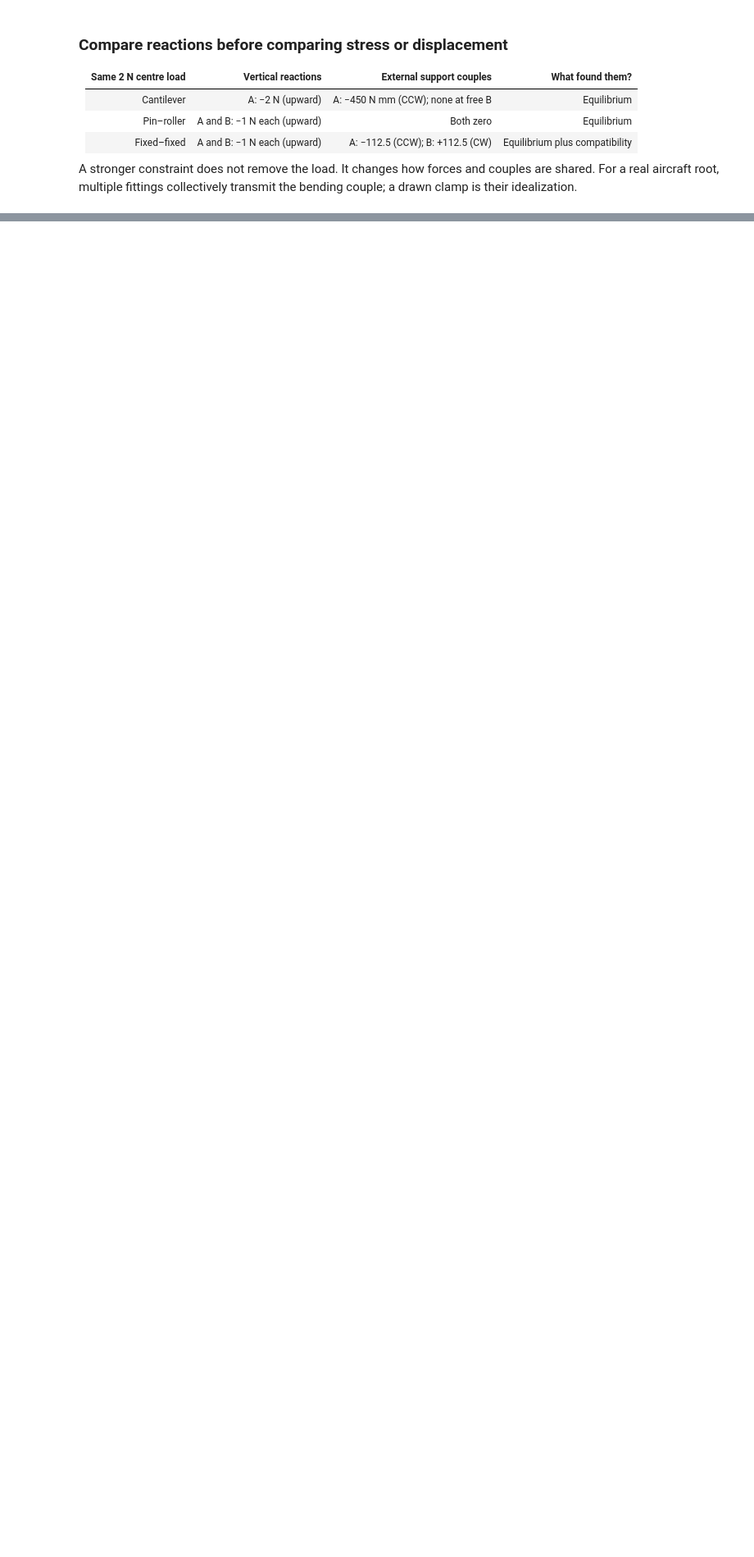
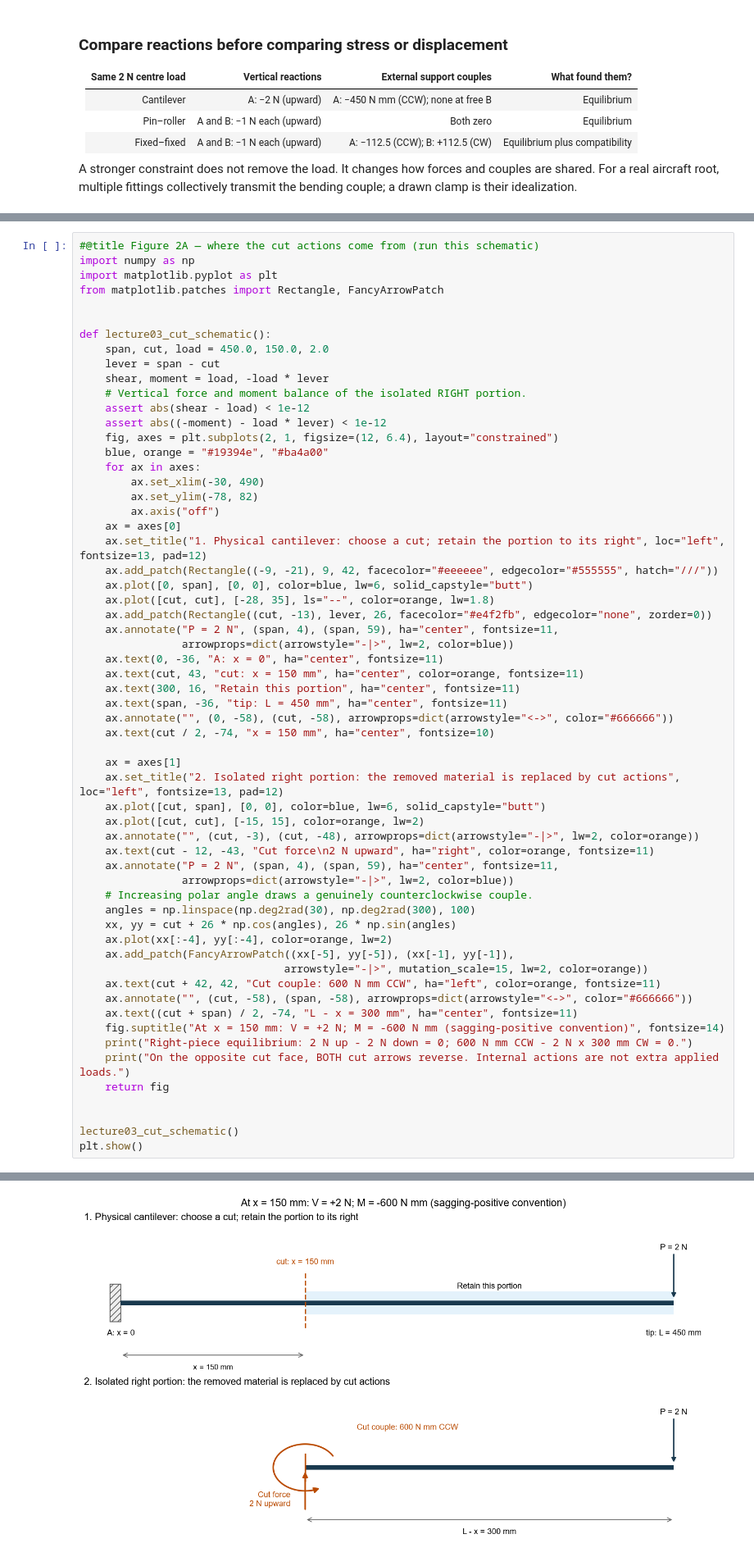
Before and after one commit to Ehsan-Roohi/Aerospace-Structures, a Jupyter notebook: notebooks/MIE446_Lecture_03_Beam_Reactions_Stress_and_Deflection.ipynb, the cells around one changed output, grey strips where cells are left out. Shown at 82% size. Drawn from its saved outputs; the diff is of its cells as text; blank space fills up the shorter version.

```diff
--- a/notebooks/MIE446_Lecture_03_Beam_Reactions_Stress_and_Deflection.ipynb
+++ b/notebooks/MIE446_Lecture_03_Beam_Reactions_Stress_and_Deflection.ipynb
@@ -682,3 +830,64 @@ At x = 150 mm the outboard portion is 300 mm long. Its 2 N tip load produces a 6
 | 450 mm, just inside the tip | 0 mm | +2 N | 0 N mm |
 
 The derivative relations are local equilibrium statements. Over a short distance Δx, downward distributed load qΔx decreases V by approximately qΔx. Moment changes by approximately VΔx. Therefore a uniform q gives a linear V diagram and a curved, quadratic M diagram; with no line load between root and tip, V is constant.
+# %%
+#@title Figure 2A — where the cut actions come from (run this schematic)
+import numpy as np
+import matplotlib.pyplot as plt
+from matplotlib.patches import Rectangle, FancyArrowPatch
+
+
+def lecture03_cut_schematic():
+    span, cut, load = 450.0, 150.0, 2.0
+    lever = span - cut
+    shear, moment = load, -load * lever
+    # Vertical force and moment balance of the isolated RIGHT portion.
+    assert abs(shear - load) < 1e-12
+    assert abs((-moment) - load * lever) < 1e-12
+    fig, axes = plt.subplots(2, 1, figsize=(12, 6.4), layout="constrained")
+    blue, orange = "#19394e", "#ba4a00"
+    for ax in axes:
+        ax.set_xlim(-30, 490)
+        ax.set_ylim(-78, 82)
+        ax.axis("off")
+    ax = axes[0]
+    ax.set_title("1. Physical cantilever: choose a cut; retain the portion to its right", loc="left", fontsize=13, pad=12)
+    ax.add_patch(Rectangle((-9, -21), 9, 42, facecolor="#eeeeee", edgecolor="#555555", hatch="///"))
+    ax.plot([0, span], [0, 0], color=blue, lw=6, solid_capstyle="butt")
+    ax.plot([cut, cut], [-28, 35], ls="--", color=orange, lw=1.8)
+    ax.add_patch(Rectangle((cut, -13), lever, 26, facecolor="#e4f2fb", edgecolor="none", zorder=0))
+    ax.annotate("P = 2 N", (span, 4), (span, 59), ha="center", fontsize=11,
+                arrowprops=dict(arrowstyle="-|>", lw=2, color=blue))
+    ax.text(0, -36, "A: x = 0", ha="center", fontsize=11)
+    ax.text(cut, 43, "cut: x = 150 mm", ha="center", color=orange, fontsize=11)
+    ax.text(300, 16, "Retain this portion", ha="center", fontsize=11)
+    ax.text(span, -36, "tip: L = 450 mm", ha="center", fontsize=11)
+    ax.annotate("", (0, -58), (cut, -58), arrowprops=dict(arrowstyle="<->", color="#666666"))
+    ax.text(cut / 2, -74, "x = 150 mm", ha="center", fontsize=10)
+
+    ax = axes[1]
+    ax.set_title("2. Isolated right portion: the removed material is replaced by cut actions", loc="left", fontsize=13, pad=12)
+    ax.plot([cut, span], [0, 0], color=blue, lw=6, solid_capstyle="butt")
+    ax.plot([cut, cut], [-15, 15], color=orange, lw=2)
+    ax.annotate("", (cut, -3), (cut, -48), arrowprops=dict(arrowstyle="-|>", lw=2, color=orange))
+    ax.text(cut - 12, -43, "Cut force\n2 N upward", ha="right", color=orange, fontsize=11)
+    ax.annotate("P = 2 N", (span, 4), (span, 59), ha="center", fontsize=11,
+                arrowprops=dict(arrowstyle="-|>", lw=2, color=blue))
+    # Increasing polar angle draws a genuinely counterclockwise couple.
+    angles = np.linspace(np.deg2rad(30), np.deg2rad(300), 100)
+    xx, yy = cut + 26 * np.cos(angles), 26 * np.sin(angles)
+    ax.plot(xx[:-4], yy[:-4], color=orange, lw=2)
+    ax.add_patch(FancyArrowPatch((xx[-5], yy[-5]), (xx[-1], yy[-1]),
+                                arrowstyle="-|>", mutation_scale=15, lw=2, color=orange))
+    ax.text(cut + 42, 42, "Cut couple: 600 N mm CCW", ha="left", color=orange, fontsize=11)
+    ax.annotate("", (cut, -58), (span, -58), arrowprops=dict(arrowstyle="<->", color="#666666"))
+    ax.text((cut + span) / 2, -74, "L - x = 300 mm", ha="center", fontsize=11)
+    fig.suptitle("At x = 150 mm: V = +2 N; M = -600 N mm (sagging-positive convention)", fontsize=14)
+    print("Right-piece equilibrium: 2 N up - 2 N down = 0; 600 N mm CCW - 2 N x 300 mm CW = 0.")
+    print("On the opposite cut face, BOTH cut arrows reverse. Internal actions are not extra applied loads.")
+    return fig
+
+
+lecture03_cut_schematic()
+plt.show()
+# %% [output]
@@ -685,3 +896,4 @@ The derivative relations are local equilibrium statements. Over a short distance
+[figure, added]
 # %%
 #@title Figure 3 — physical beam, its free body, then V and M diagrams
 V=np.full_like(x,P);M=-P*(L-x)
```
Also changed, not shown: parts of 4 cells of this notebook, 6 other files.
